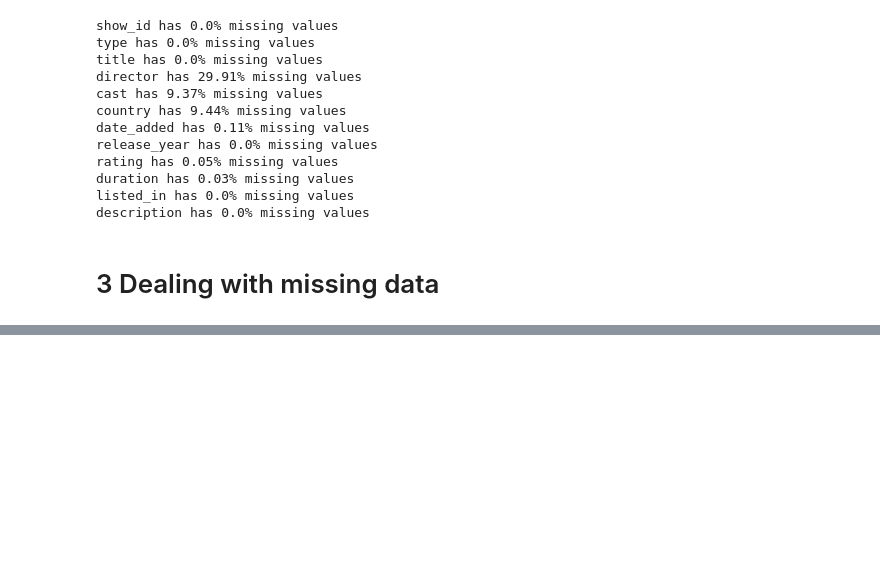
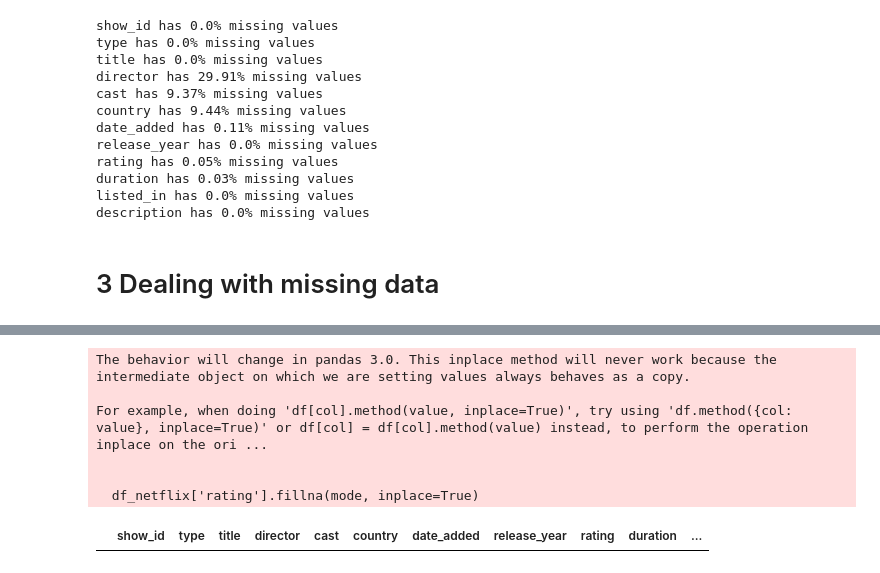
Before and after one commit to claudiahW/fcc_data_science, a Jupyter notebook: project3/netflix.ipynb, the cells around one changed output, grey strips where cells are left out. Drawn from its saved outputs; the diff is of its cells as text; code cells hidden in the pictures; blank space fills up the shorter version.

```diff
--- a/project3/netflix.ipynb
+++ b/project3/netflix.ipynb
@@ -125,0 +141,16 @@ df_netflix
+# %%
+# use fillna() to replace NAN values with the mean of the column
+
+mode=''.join(df_netflix['rating'].mode())
+
+df_netflix['rating'].fillna(mode, inplace=True)
+
+df_netflix[df_netflix['rating'].isnull()]
+# %% [output]
+The behavior will change in pandas 3.0. This inplace method will never work because the intermediate object on which we are setting values always behaves as a copy.
+
+For example, when doing 'df[col].method(value, inplace=True)', try using 'df.method({col: value}, inplace=True)' or df[col] = df[col].method(value) instead, to perform the operation inplace on the ori ...
+
+
+  df_netflix['rating'].fillna(mode, inplace=True)
+|  | show_id | type | title | director | cast | country | date_added | release_year | rating | duration | ... |
```
Also changed, not shown: parts of 6 cells of this notebook.
